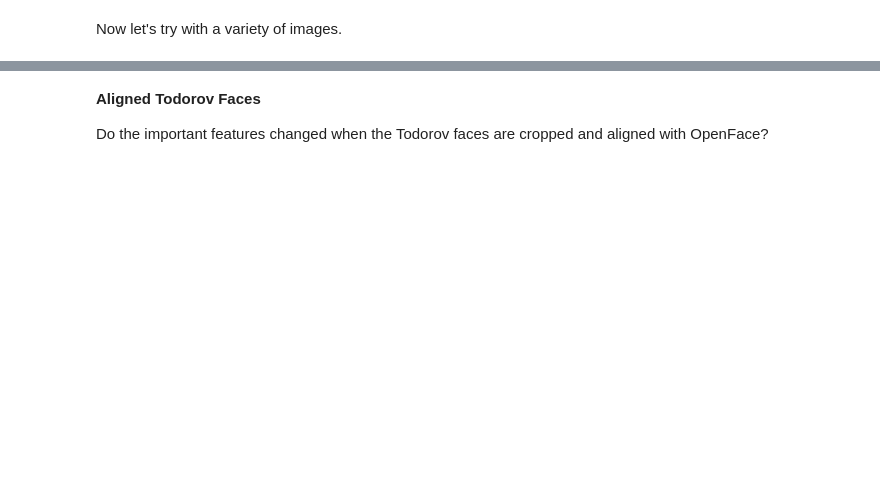
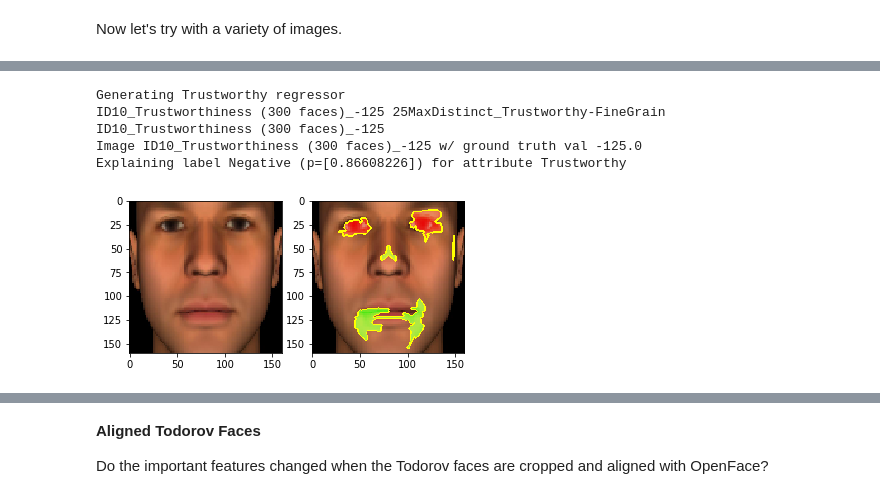
Before and after one commit to ryansteed/learning-appearance-bias, a Jupyter notebook: notebooks/feature-analysis.ipynb, the cells around one changed output, grey strips where cells are left out. Saved outputs shown, nothing was run; the diff lists cells and outputs as text; code cells hidden in the pictures; blank space fills up the shorter version.

```diff
--- a/notebooks/feature-analysis.ipynb
+++ b/notebooks/feature-analysis.ipynb
@@ -446,0 +377,11 @@ for i in range(3):
+# %%
+from regression.api import interpret
+
+interpret('Trustworthy', ['data/maxdistinct_aligned'], 'data/maxdistinct_aligned', n=1, file='png', num_samples=500)
+# %% [output]
+Generating Trustworthy regressor
+ID10_Trustworthiness (300 faces)_-125 25MaxDistinct_Trustworthy-FineGrain
+ID10_Trustworthiness (300 faces)_-125
+Image ID10_Trustworthiness (300 faces)_-125 w/ ground truth val -125.0
+Explaining label Negative (p=[0.86608226]) for attribute Trustworthy
+[figure, added]
```
Also changed, not shown: parts of 35 cells of this notebook, 2 other files.
